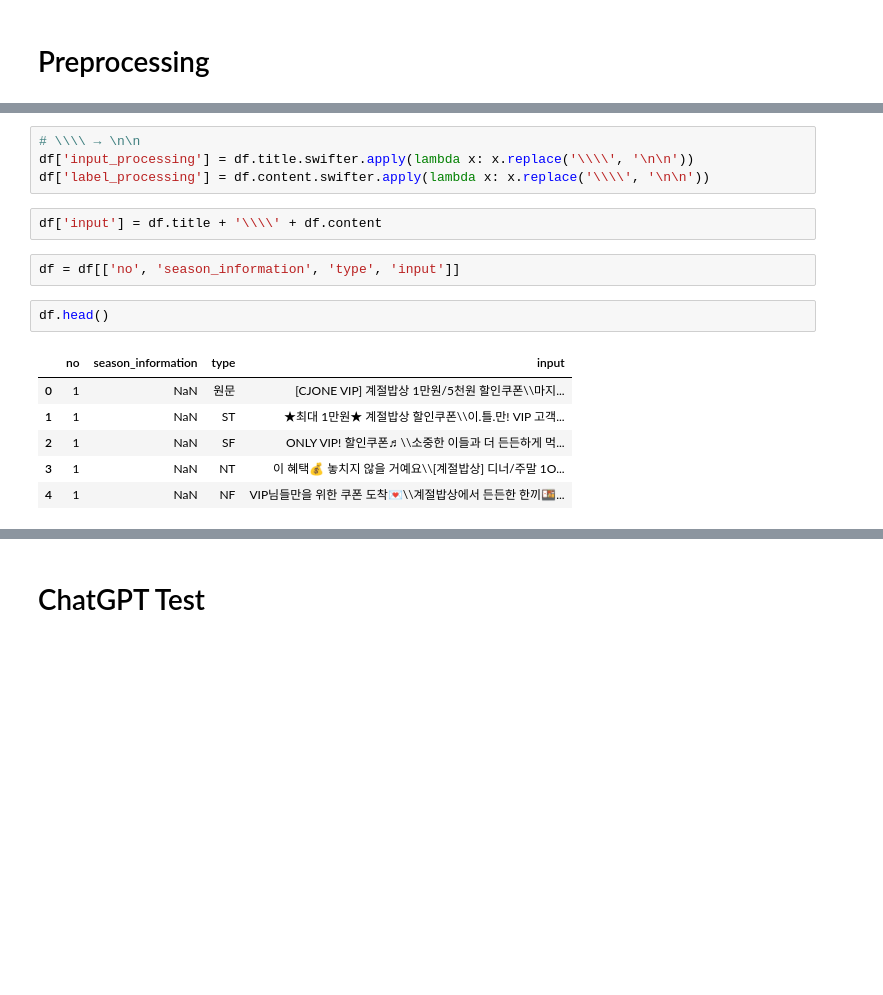
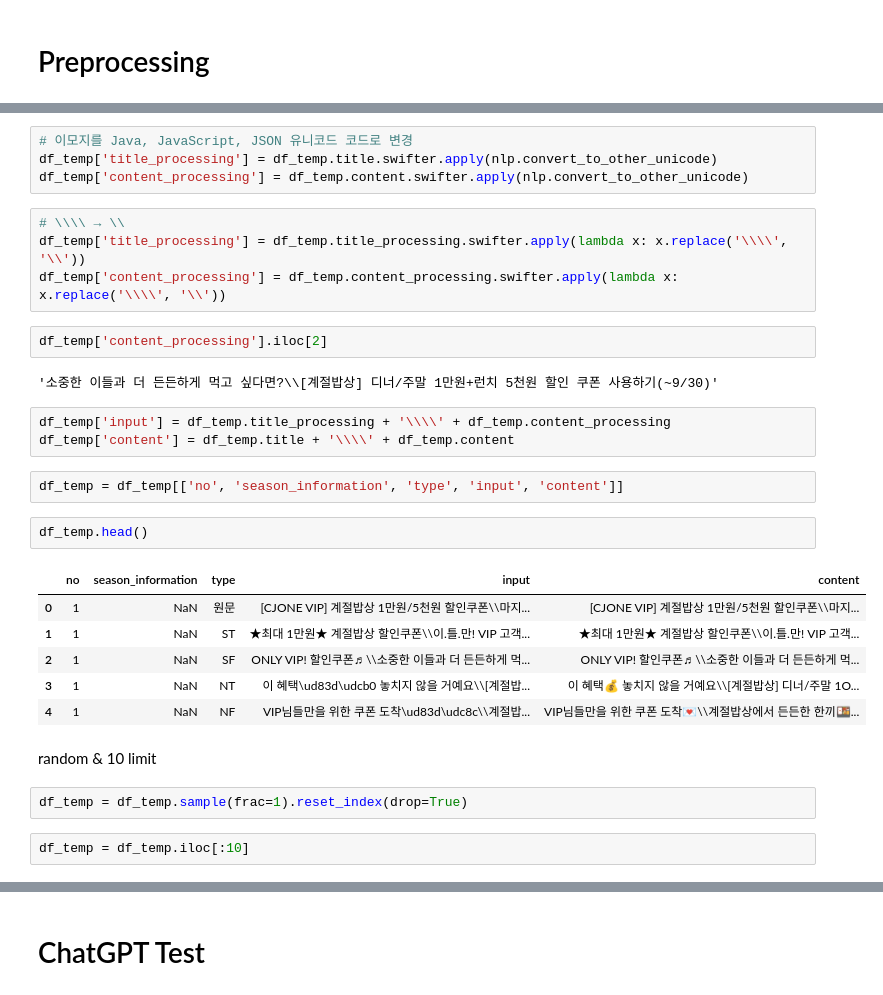
Before and after one commit to textnetkr/Advertising_By_Personality, a Jupyter notebook: src/business_model/keyword_extraction/gpt4.ipynb, the cells around one changed output, grey strips where cells are left out. Saved outputs shown, nothing was run; the diff lists cells and outputs as text; blank space fills up the shorter version.

Commit message:
gpt4 labeling 작업

```diff
--- a/src/business_model/keyword_extraction/gpt4.ipynb
+++ b/src/business_model/keyword_extraction/gpt4.ipynb
@@ -50,17 +56,32 @@ df.head()
+# %%
+# 이모지를 Java, JavaScript, JSON 유니코드 코드로 변경
+df_temp['title_processing'] = df_temp.title.swifter.apply(nlp.convert_to_other_unicode)
+df_temp['content_processing'] = df_temp.content.swifter.apply(nlp.convert_to_other_unicode)
 # %%
-# \\\\ → \n\n
-df['input_processing'] = df.title.swifter.apply(lambda x: x.replace('\\\\', '\n\n'))
-df['label_processing'] = df.content.swifter.apply(lambda x: x.replace('\\\\', '\n\n'))
+# \\\\ → \\
+df_temp['title_processing'] = df_temp.title_processing.swifter.apply(lambda x: x.replace('\\\\', '\\'))
+df_temp['content_processing'] = df_temp.content_processing.swifter.apply(lambda x: x.replace('\\\\', '\\'))
-# %%
-df['input'] = df.title + '\\\\' + df.content
+# %%
+df_temp['content_processing'].iloc[2]
+# %% [output]
+'소중한 이들과 더 든든하게 먹고 싶다면?\\[계절밥상] 디너/주말 1만원+런치 5천원 할인 쿠폰 사용하기(~9/30)'
+# %%
+df_temp['input'] = df_temp.title_processing + '\\\\' + df_temp.content_processing
+df_temp['content'] = df_temp.title + '\\\\' + df_temp.content
 # %%
-df = df[['no', 'season_information', 'type', 'input']]
+df_temp = df_temp[['no', 'season_information', 'type', 'input', 'content']]
 # %%
-df.head()
+df_temp.head()
 # %% [output]
-|  | no | season_information | type | input |
-| 0 | 1 | NaN | 원문 | [CJONE VIP] 계절밥상 1만원/5천원 할인쿠폰\\마지... |
-| 1 | 1 | NaN | ST | ★최대 1만원★ 계절밥상 할인쿠폰\\이.틀.만! VIP 고객... |
-| 2 | 1 | NaN | SF | ONLY VIP! 할인쿠폰♬\\소중한 이들과 더 든든하게 먹... |
-| 3 | 1 | NaN | NT | 이 혜택💰 놓치지 않을 거예요\\[계절밥상] 디너/주말 1O... |
-| 4 | 1 | NaN | NF | VIP님들만을 위한 쿠폰 도착💌\\계절밥상에서 든든한 한끼🍱... |
+|  | no | season_information | type | input | content |
+| 0 | 1 | NaN | 원문 | [CJONE VIP] 계절밥상 1만원/5천원 할인쿠폰\\마지... | [CJONE VIP] 계절밥상 1만원/5천원 할인쿠폰\\마지... |
+| 1 | 1 | NaN | ST | ★최대 1만원★ 계절밥상 할인쿠폰\\이.틀.만! VIP 고객... | ★최대 1만원★ 계절밥상 할인쿠폰\\이.틀.만! VIP 고객... |
+| 2 | 1 | NaN | SF | ONLY VIP! 할인쿠폰♬\\소중한 이들과 더 든든하게 먹... | ONLY VIP! 할인쿠폰♬\\소중한 이들과 더 든든하게 먹... |
+| 3 | 1 | NaN | NT | 이 혜택\ud83d\udcb0 놓치지 않을 거예요\\[계절밥... | 이 혜택💰 놓치지 않을 거예요\\[계절밥상] 디너/주말 1O... |
+| 4 | 1 | NaN | NF | VIP님들만을 위한 쿠폰 도착\ud83d\udc8c\\계절밥... | VIP님들만을 위한 쿠폰 도착💌\\계절밥상에서 든든한 한끼🍱... |
+# %% [markdown]
+random & 10 limit
+# %%
+df_temp = df_temp.sample(frac=1).reset_index(drop=True)
+# %%
+df_temp = df_temp.iloc[:10]
```
Also changed, not shown: parts of 25 cells of this notebook, 1 other file.
